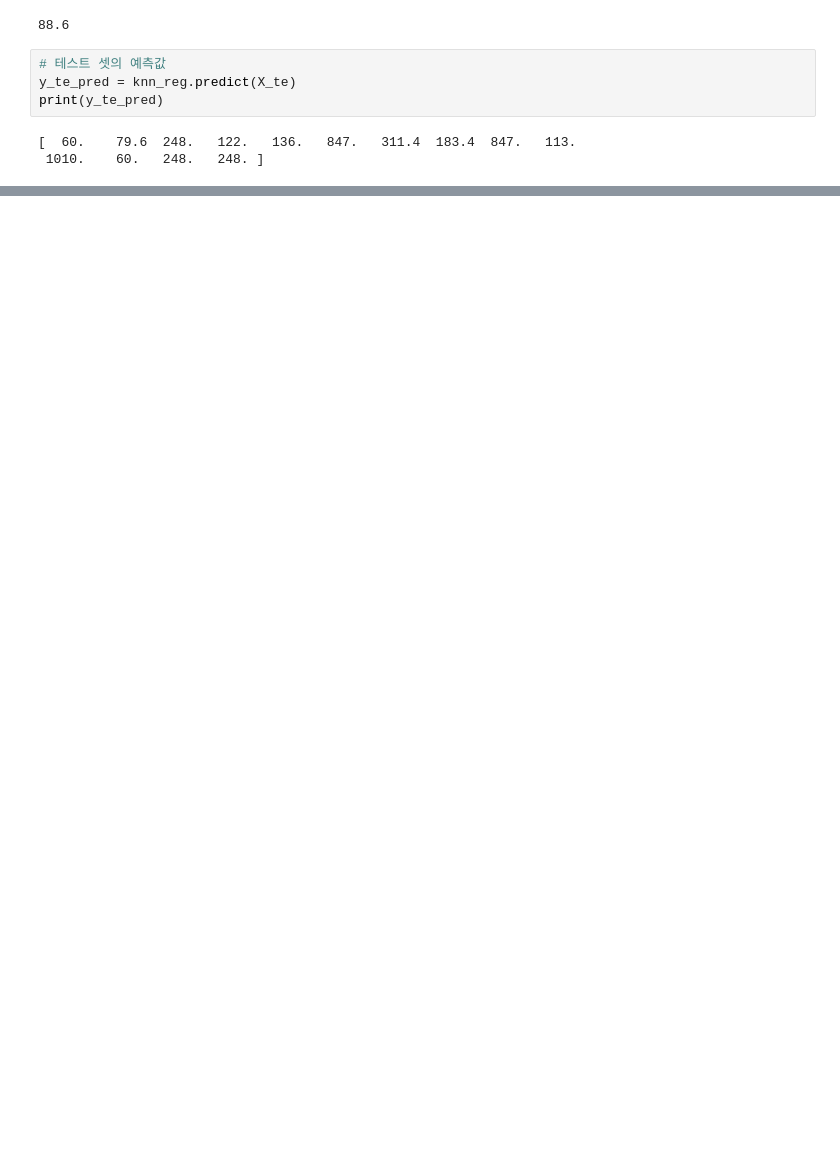
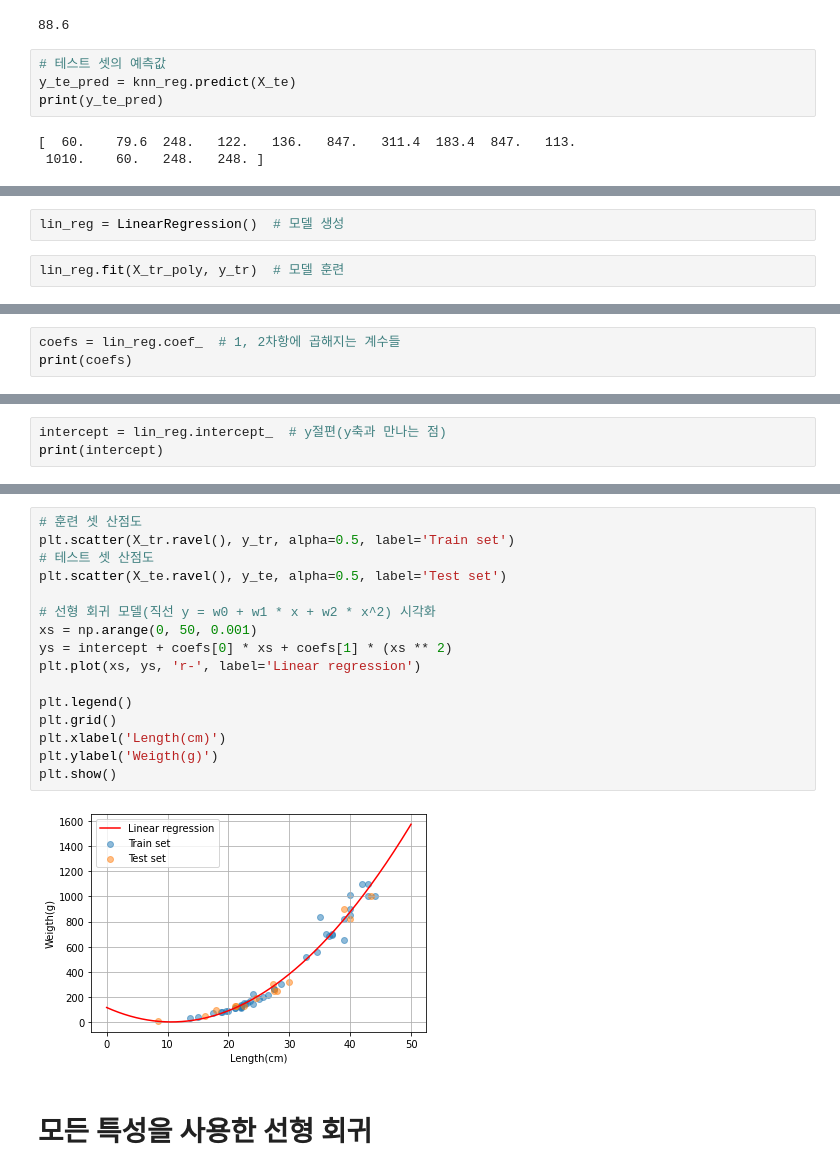
Before and after one commit to ByeonJuHwan/PythonStudy, a Jupyter notebook: ml03_regression.ipynb, the cells around one changed output, grey strips where cells are left out. Drawn from its saved outputs; the diff is of its cells as text; blank space fills up the shorter version.

```diff
--- a/ml03_regression.ipynb
+++ b/ml03_regression.ipynb
@@ -189,0 +394,4 @@ R2 score: 0.992809406101064
+# %%
+lin_reg = LinearRegression()  # 모델 생성
+# %%
+lin_reg.fit(X_tr_poly, y_tr)  # 모델 훈련
@@ -189,0 +400,3 @@ R2 score: 0.992809406101064
+# %%
+coefs = lin_reg.coef_  # 1, 2차항에 곱해지는 계수들
+print(coefs)
@@ -189,0 +405,3 @@ R2 score: 0.992809406101064
+# %%
+intercept = lin_reg.intercept_  # y절편(y축과 만나는 점)
+print(intercept)
@@ -189,0 +456,20 @@ R2 score: 0.992809406101064
+# %%
+# 훈련 셋 산점도
+plt.scatter(X_tr.ravel(), y_tr, alpha=0.5, label='Train set')
+# 테스트 셋 산점도
+plt.scatter(X_te.ravel(), y_te, alpha=0.5, label='Test set')
+
+# 선형 회귀 모델(직선 y = w0 + w1 * x + w2 * x^2) 시각화
+xs = np.arange(0, 50, 0.001)
+ys = intercept + coefs[0] * xs + coefs[1] * (xs ** 2)
+plt.plot(xs, ys, 'r-', label='Linear regression')
+
+plt.legend()
+plt.grid()
+plt.xlabel('Length(cm)')
+plt.ylabel('Weigth(g)')
+plt.show()
+# %% [output]
+[figure, added]
+# %% [markdown]
+# 모든 특성을 사용한 선형 회귀
```
Also changed, not shown: parts of 75 cells of this notebook.
